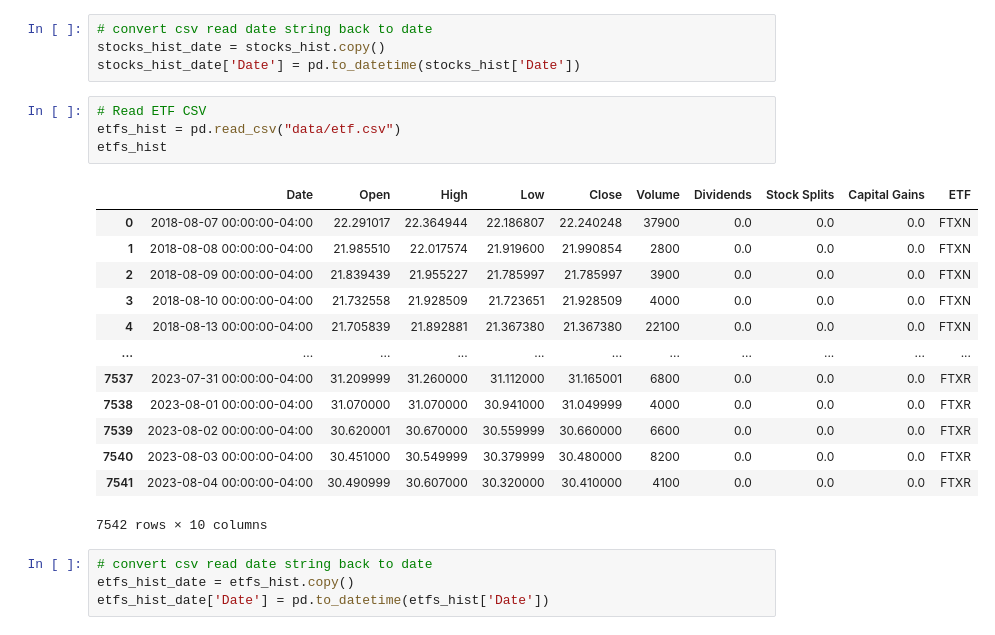
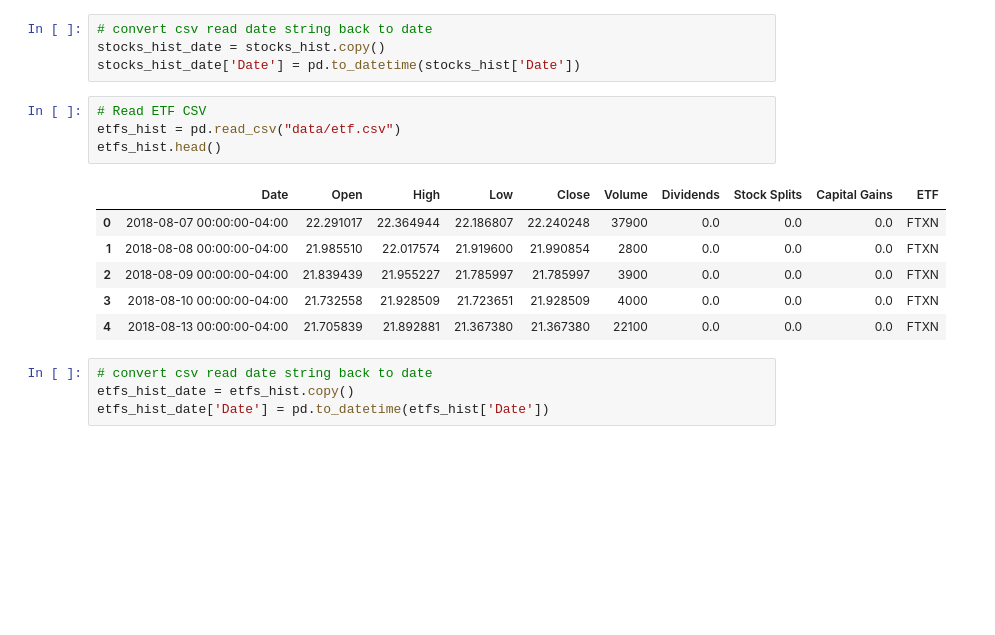
Before and after one commit to desireetrevino/Project1_Team2, a Jupyter notebook: present.ipynb, the cells around one changed output. Drawn from its saved outputs; the diff is of its cells as text; blank space fills up the shorter version.

```diff
--- a/present.ipynb
+++ b/present.ipynb
@@ -59,21 +52,14 @@ stocks_hist_date['Date'] = pd.to_datetime(stocks_hist['Date'])
 # %%
 # Read ETF CSV
 etfs_hist = pd.read_csv("data/etf.csv")
-etfs_hist
+etfs_hist.head()
 # %% [output]
 |  | Date | Open | High | Low | Close | Volume | Dividends | Stock Splits | Capital Gains | ETF |
 | 0 | 2018-08-07 00:00:00-04:00 | 22.291017 | 22.364944 | 22.186807 | 22.240248 | 37900 | 0.0 | 0.0 | 0.0 | FTXN |
 | 1 | 2018-08-08 00:00:00-04:00 | 21.985510 | 22.017574 | 21.919600 | 21.990854 | 2800 | 0.0 | 0.0 | 0.0 | FTXN |
 | 2 | 2018-08-09 00:00:00-04:00 | 21.839439 | 21.955227 | 21.785997 | 21.785997 | 3900 | 0.0 | 0.0 | 0.0 | FTXN |
 | 3 | 2018-08-10 00:00:00-04:00 | 21.732558 | 21.928509 | 21.723651 | 21.928509 | 4000 | 0.0 | 0.0 | 0.0 | FTXN |
 | 4 | 2018-08-13 00:00:00-04:00 | 21.705839 | 21.892881 | 21.367380 | 21.367380 | 22100 | 0.0 | 0.0 | 0.0 | FTXN |
-| ... | ... | ... | ... | ... | ... | ... | ... | ... | ... | ... |
-| 7537 | 2023-07-31 00:00:00-04:00 | 31.209999 | 31.260000 | 31.112000 | 31.165001 | 6800 | 0.0 | 0.0 | 0.0 | FTXR |
-| 7538 | 2023-08-01 00:00:00-04:00 | 31.070000 | 31.070000 | 30.941000 | 31.049999 | 4000 | 0.0 | 0.0 | 0.0 | FTXR |
-| 7539 | 2023-08-02 00:00:00-04:00 | 30.620001 | 30.670000 | 30.559999 | 30.660000 | 6600 | 0.0 | 0.0 | 0.0 | FTXR |
-| 7540 | 2023-08-03 00:00:00-04:00 | 30.451000 | 30.549999 | 30.379999 | 30.480000 | 8200 | 0.0 | 0.0 | 0.0 | FTXR |
-| 7541 | 2023-08-04 00:00:00-04:00 | 30.490999 | 30.607000 | 30.320000 | 30.410000 | 4100 | 0.0 | 0.0 | 0.0 | FTXR |
-7542 rows × 10 columns
 # %%
 # convert csv read date string back to date
 etfs_hist_date = etfs_hist.copy()
```
Also changed, not shown: parts of 17 cells of this notebook, 4 other files.
